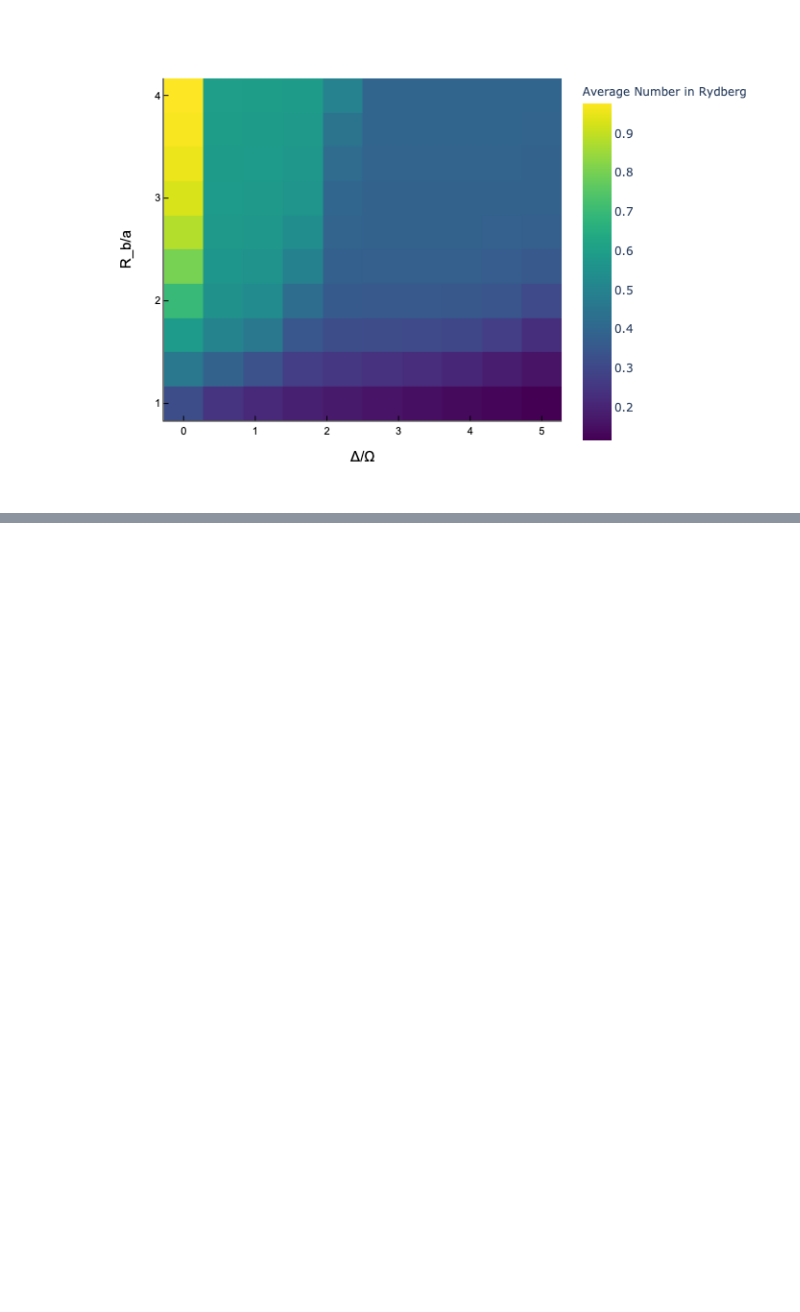
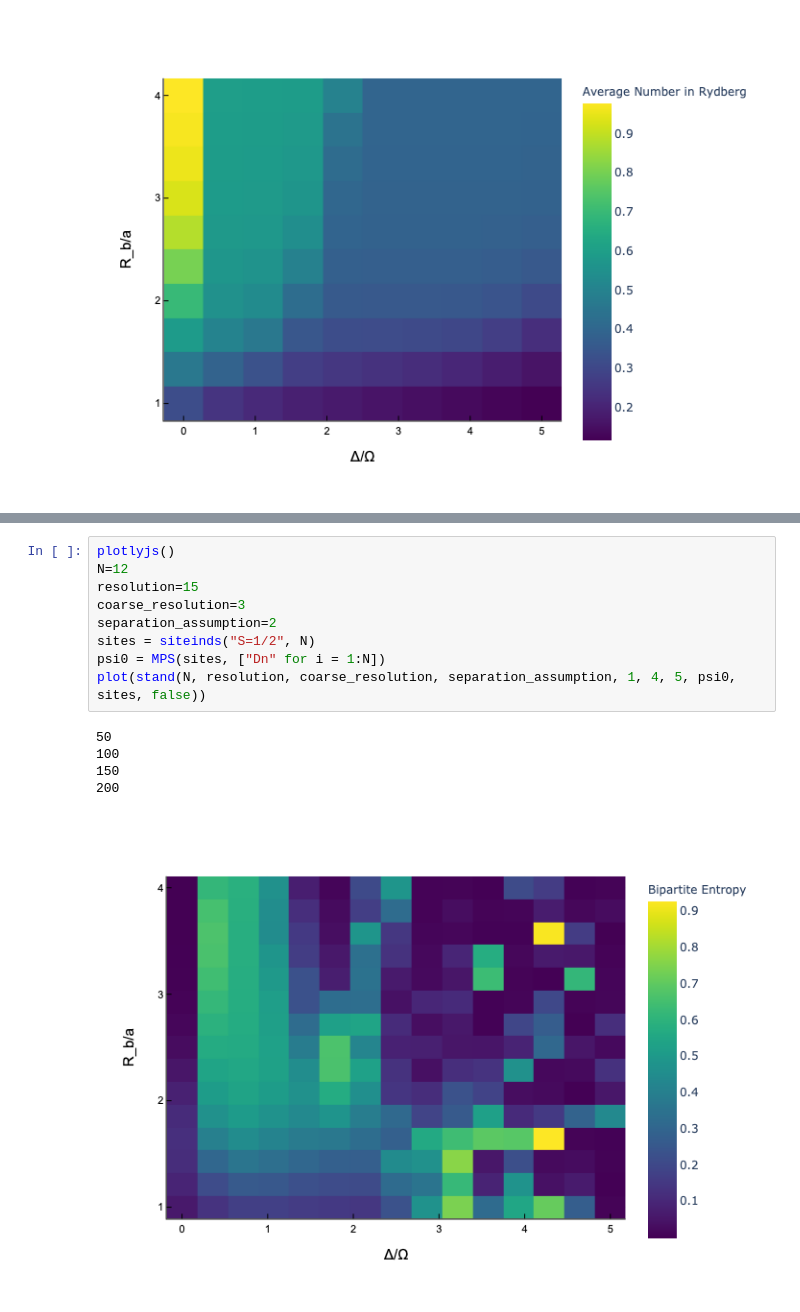
Before and after one commit to 1dividedby0/rabbit, a Jupyter notebook: number_op.ipynb, the cells around one changed output, grey strips where cells are left out. Drawn from its saved outputs; the diff is of its cells as text; blank space fills up the shorter version.

```diff
--- a/number_op.ipynb
+++ b/number_op.ipynb
@@ -337,0 +422,15 @@ plot(stand(N, resolution, separation_assumption, 1.25, 4, 5, psi0, sites, true))
+# %%
+plotlyjs()
+N=12
+resolution=15
+coarse_resolution=3
+separation_assumption=2
+sites = siteinds("S=1/2", N)
+psi0 = MPS(sites, ["Dn" for i = 1:N])
+plot(stand(N, resolution, coarse_resolution, separation_assumption, 1, 4, 5, psi0, sites, false))
+# %% [output]
+50
+100
+150
+200
+[figure, added]
```
Also changed, not shown: parts of 13 cells of this notebook, 1 other file.
